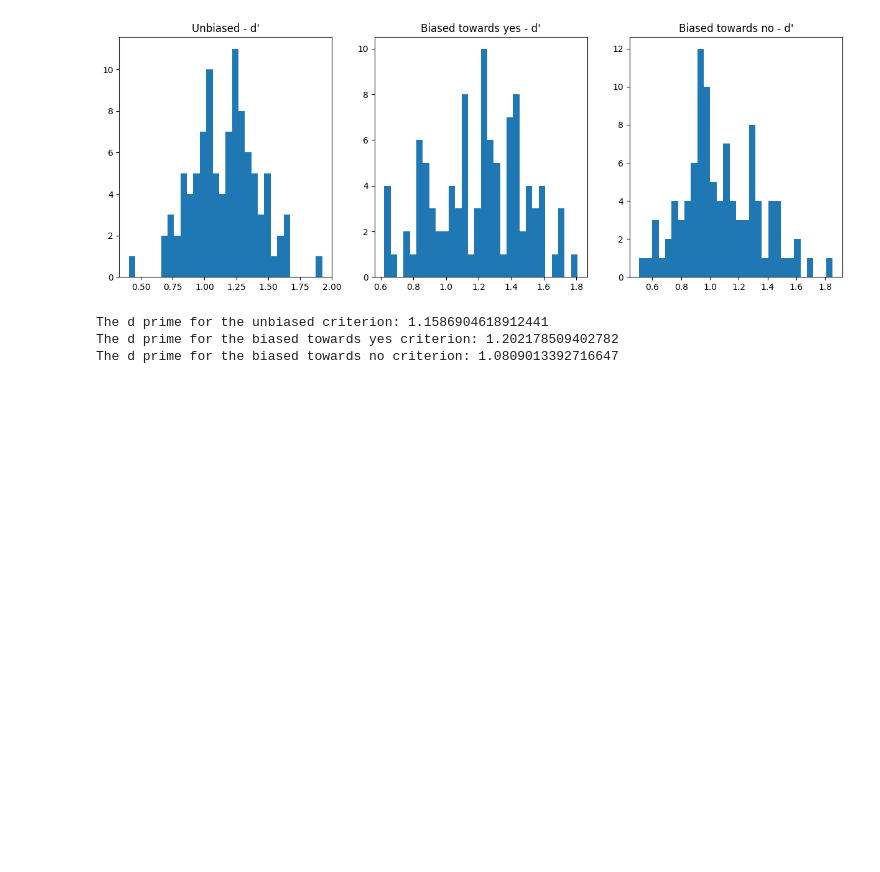
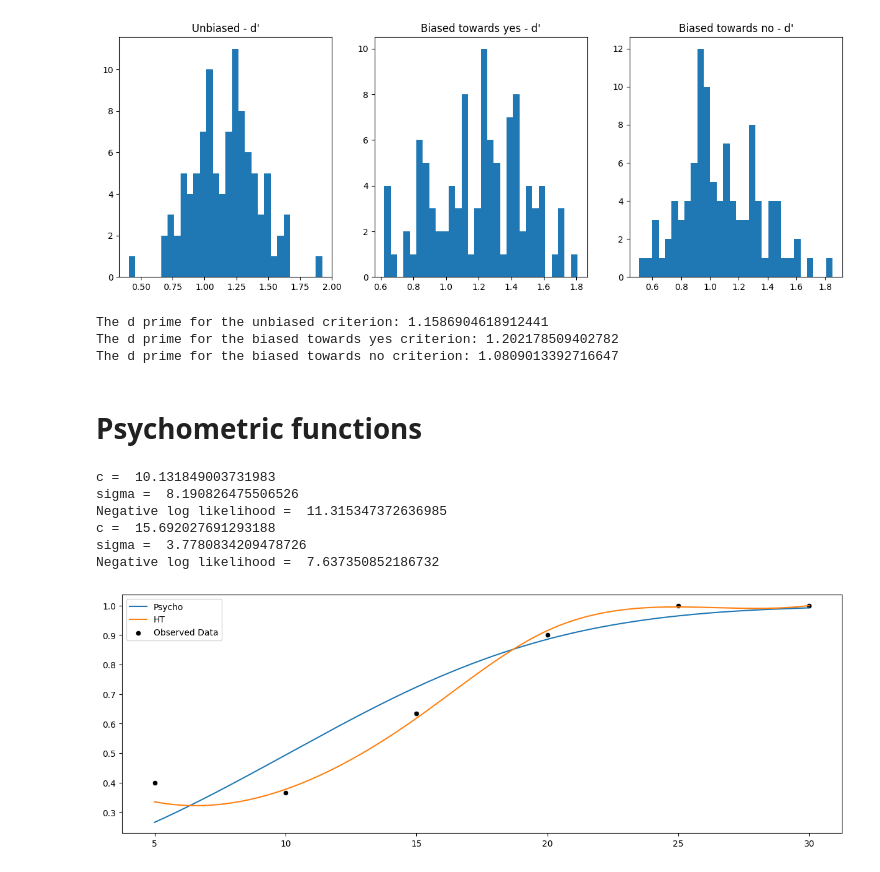
Before and after one commit to s180820/02458_Cognitive_Modelling, a Jupyter notebook: Exam/playground.ipynb, the cells around one changed output. Cells and saved outputs as stored; diff of their text form; code cells hidden in the pictures; blank space fills up the shorter version.

```diff
--- a/Exam/playground.ipynb
+++ b/Exam/playground.ipynb
@@ -39,3 +24,5 @@ The d prime for the biased towards no criterion: 1.0339444026807816
 The d prime for the unbiased criterion: 1.1586904618912441
 The d prime for the biased towards yes criterion: 1.202178509402782
 The d prime for the biased towards no criterion: 1.0809013392716647
+# %% [markdown]
+# Psychometric functions
@@ -41,0 +36,14 @@ The d prime for the biased towards no criterion: 1.0809013392716647
+# %%
+model.print_parameters([15, 5], "psycho")
+model.print_parameters([15, 5], "HT")
+# %% [output]
+c =  10.131849003731983
+sigma =  8.190826475506526
+Negative log likelihood =  11.315347372636985
+c =  15.692027691293188
+sigma =  3.7780834209478726
+Negative log likelihood =  7.637350852186732
+# %%
+model.plot_psycho([15, 5])
+# %% [output]
+[figure, added]
```
Also changed, not shown: parts of 8 cells of this notebook, 3 other files.
